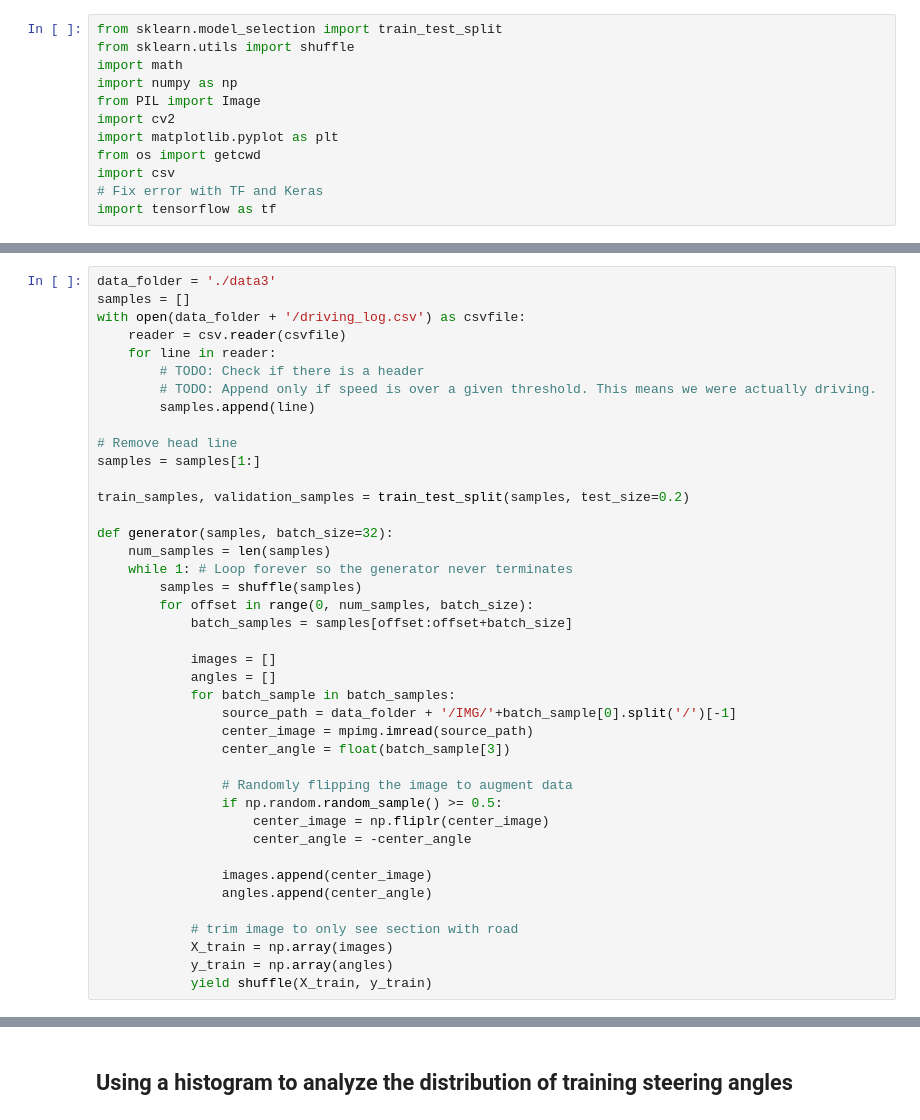
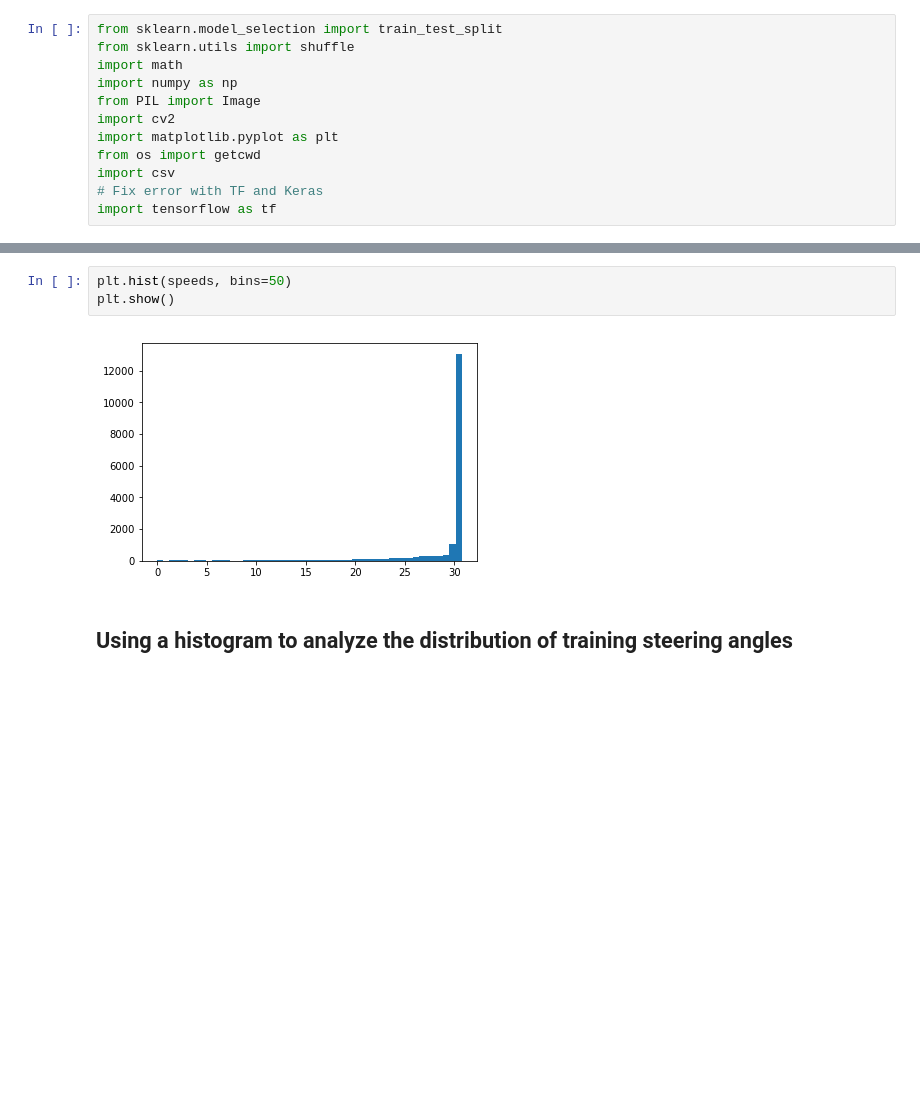
Before and after one commit to camigord/Self-Driving-Car-Nanodegree, a Jupyter notebook: P3-Behavioral-Cloning/Untitled.ipynb, the cells around one changed output, grey strips where cells are left out. Drawn from its saved outputs; the diff is of its cells as text; blank space fills up the shorter version.

```diff
--- a/P3-Behavioral-Cloning/Untitled.ipynb
+++ b/P3-Behavioral-Cloning/Untitled.ipynb
@@ -133,45 +146,4 @@ def generate_data(image_paths, angles, batch_size=20, validation_flag=False):
         image_batch.append(img)
         label_batch.append(angle)
     return np.array(image_batch), np.array(label_batch)
-# %%
-data_folder = './data3'
-samples = []
-with open(data_folder + '/driving_log.csv') as csvfile:
-    reader = csv.reader(csvfile)
-    for line in reader:
-        # TODO: Check if there is a header
-        # TODO: Append only if speed is over a given threshold. This means we were actually driving.
-        samples.append(line)
-
-# Remove head line
-samples = samples[1:]
-
-train_samples, validation_samples = train_test_split(samples, test_size=0.2)
-
-def generator(samples, batch_size=32):
-    num_samples = len(samples)
-    while 1: # Loop forever so the generator never terminates
-        samples = shuffle(samples)
-        for offset in range(0, num_samples, batch_size):
-            batch_samples = samples[offset:offset+batch_size]
-
-            images = []
-            angles = []
-            for batch_sample in batch_samples:
-                source_path = data_folder + '/IMG/'+batch_sample[0].split('/')[-1]
-                center_image = mpimg.imread(source_path)
-                center_angle = float(batch_sample[3])
-
-                # Randomly flipping the image to augment data
-                if np.random.random_sample() >= 0.5:
-                    center_image = np.fliplr(center_image)
-                    center_angle = -center_angle
-
-                images.append(center_image)
-                angles.append(center_angle)
-
-            # trim image to only see section with road
-            X_train = np.array(images)
-            y_train = np.array(angles)
-            yield shuffle(X_train, y_train)
 # %%
@@ -212,3 +188,8 @@ Samples in dataset: 24108
+# %%
+plt.hist(speeds, bins=50)
+plt.show()
+# %% [output]
+[figure, added]
 # %% [markdown]
 ## Using a histogram to analyze the distribution of training steering angles
 # %%
```
Also changed, not shown: parts of 16 cells of this notebook, 47 other files.
